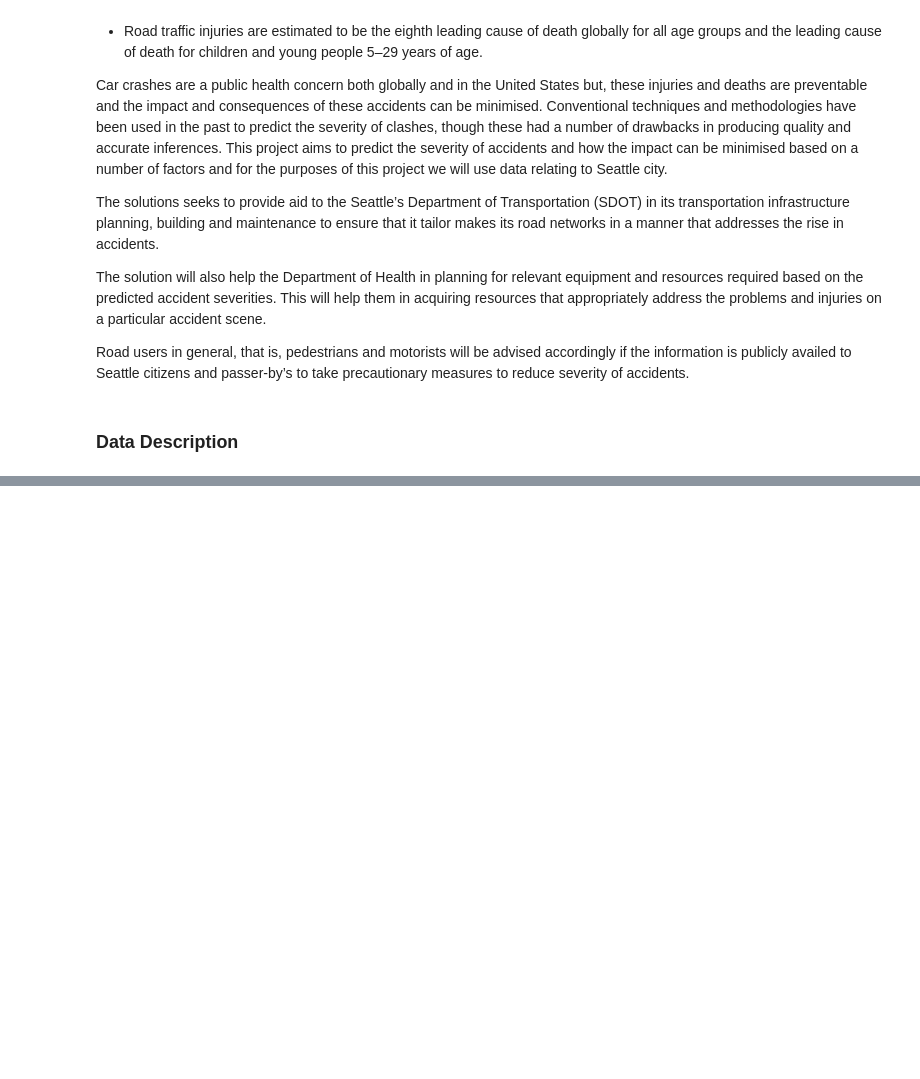
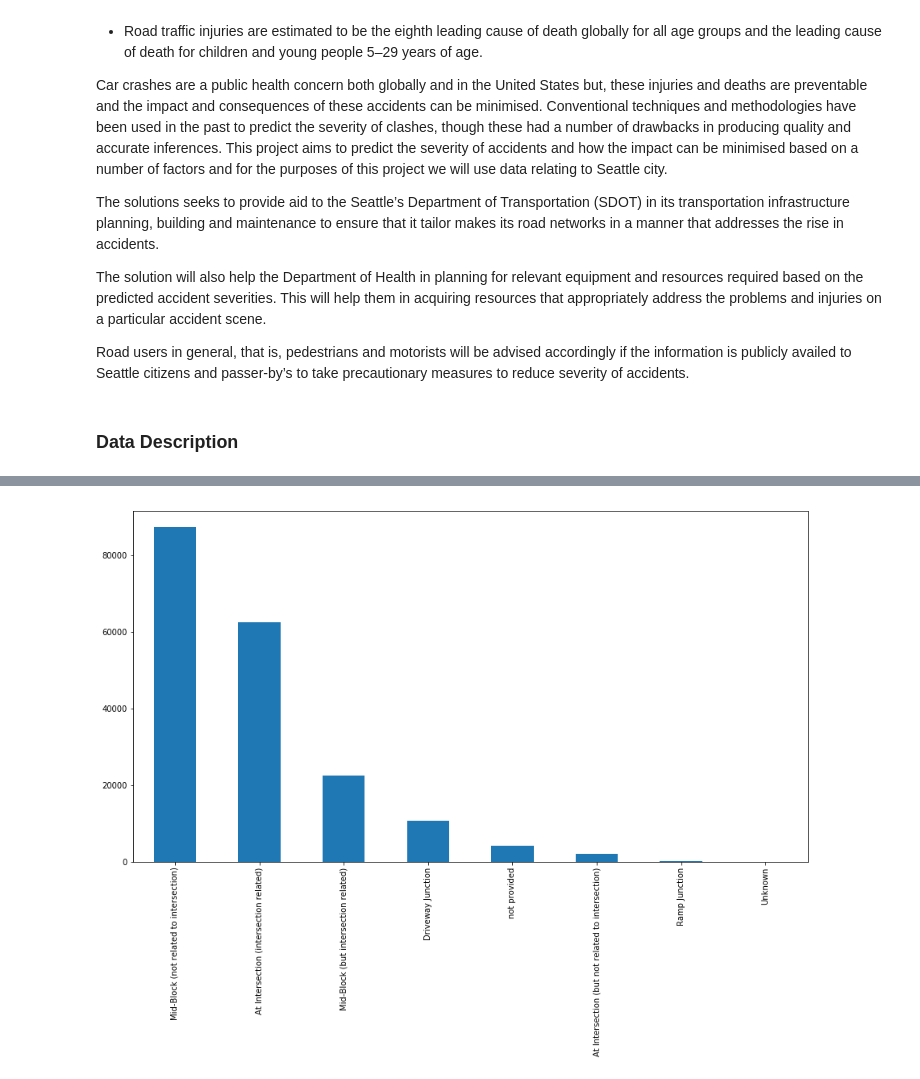
Before and after one commit to leevambe5/Coursera_Capstone, a Jupyter notebook: scripts/Finale_Car_Accidents_Severity.ipynb, the cells around one changed output, grey strips where cells are left out. Cells and saved outputs as stored; diff of their text form; code cells hidden in the pictures; blank space fills up the shorter version.

```diff
--- a/scripts/Finale_Car_Accidents_Severity.ipynb
+++ b/scripts/Finale_Car_Accidents_Severity.ipynb
@@ -47,0 +366,5 @@ Unique Records are 194673
+# %%
+plt.figure(figsize=(15,8))
+df_a['JUNCTIONTYPE'].value_counts().plot(kind='bar');
+# %% [output]
+[figure, added]
```
Also changed, not shown: parts of 100 cells of this notebook.
